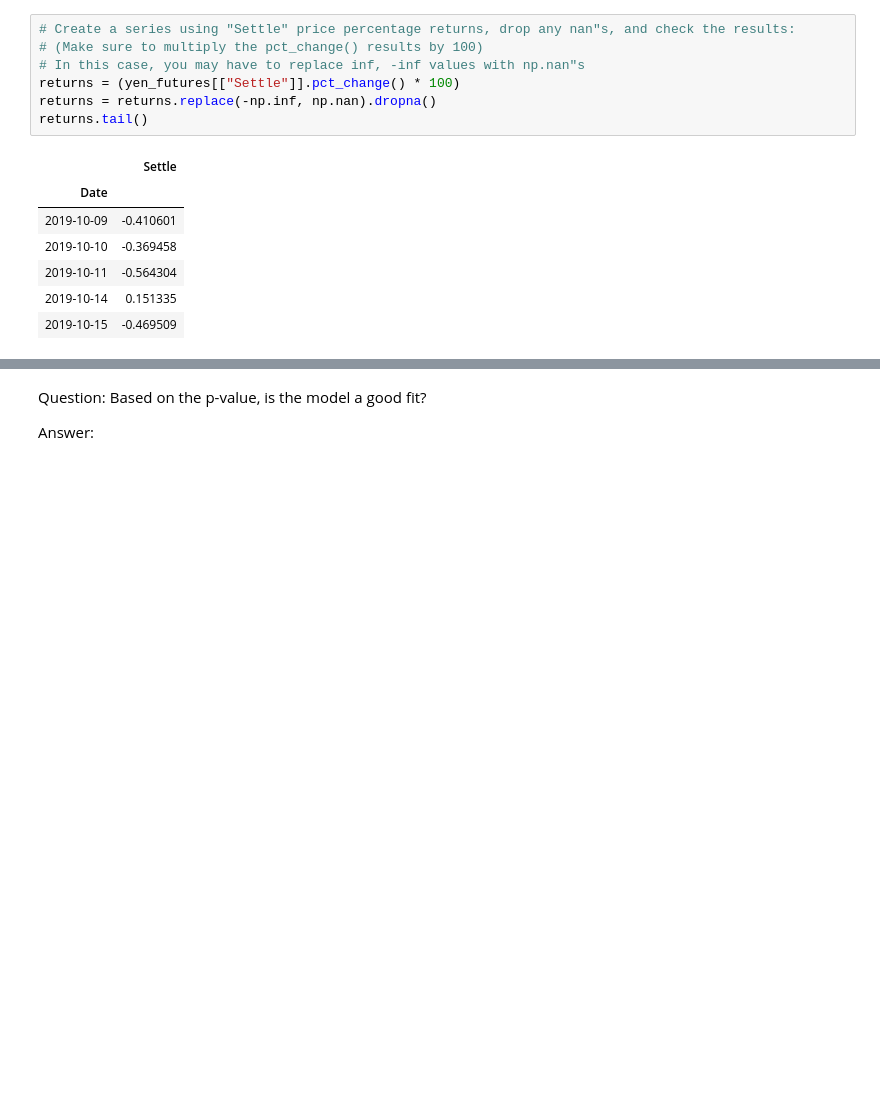
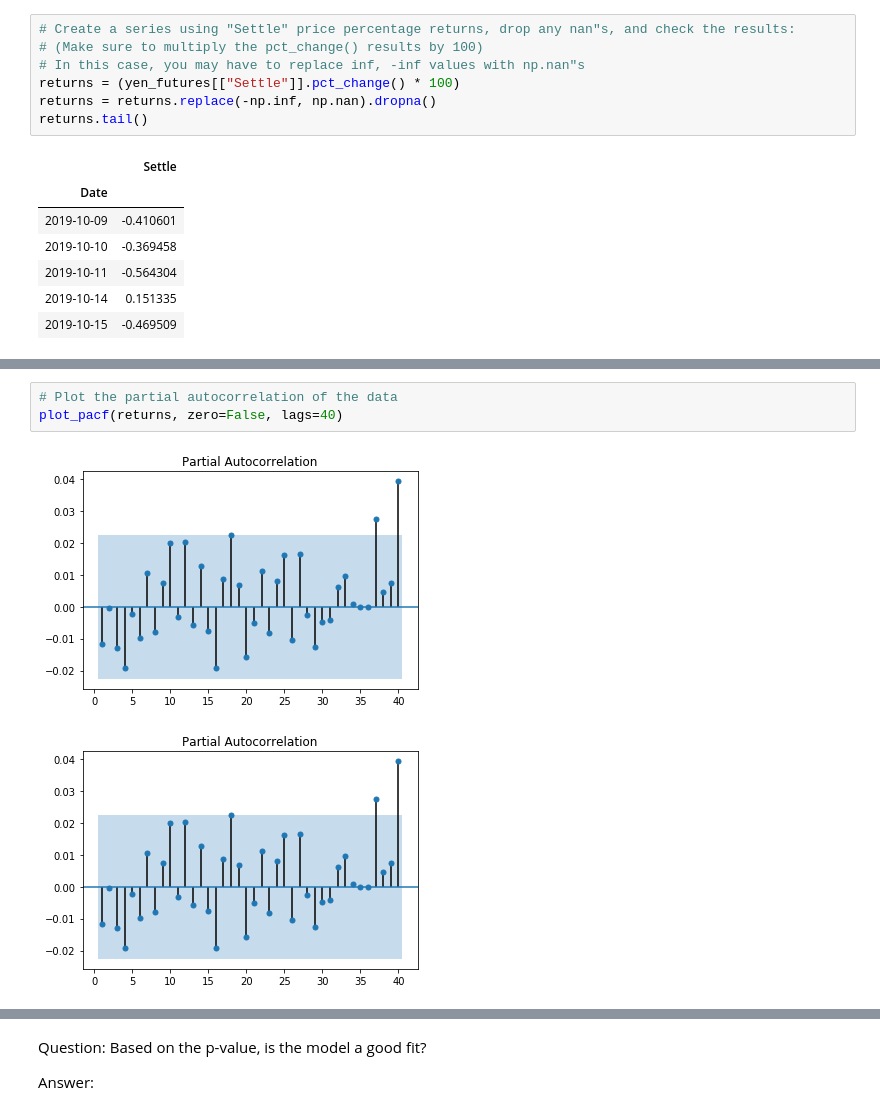
Before and after one commit to amejiali/time_series-homework, a Jupyter notebook: Starter_Code/time_series_analysis.ipynb, the cells around one changed output, grey strips where cells are left out. Drawn from its saved outputs; the diff is of its cells as text; blank space fills up the shorter version.

```diff
--- a/Starter_Code/time_series_analysis.ipynb
+++ b/Starter_Code/time_series_analysis.ipynb
@@ -118,2 +125,8 @@ returns.tail()
+# %%
+# Plot the partial autocorrelation of the data
+plot_pacf(returns, zero=False, lags=40)
+# %% [output]
+[figure, added]
+[figure, added]
 # %%
 import statsmodels.api as sm
```
Also changed, not shown: parts of 11 cells of this notebook.
